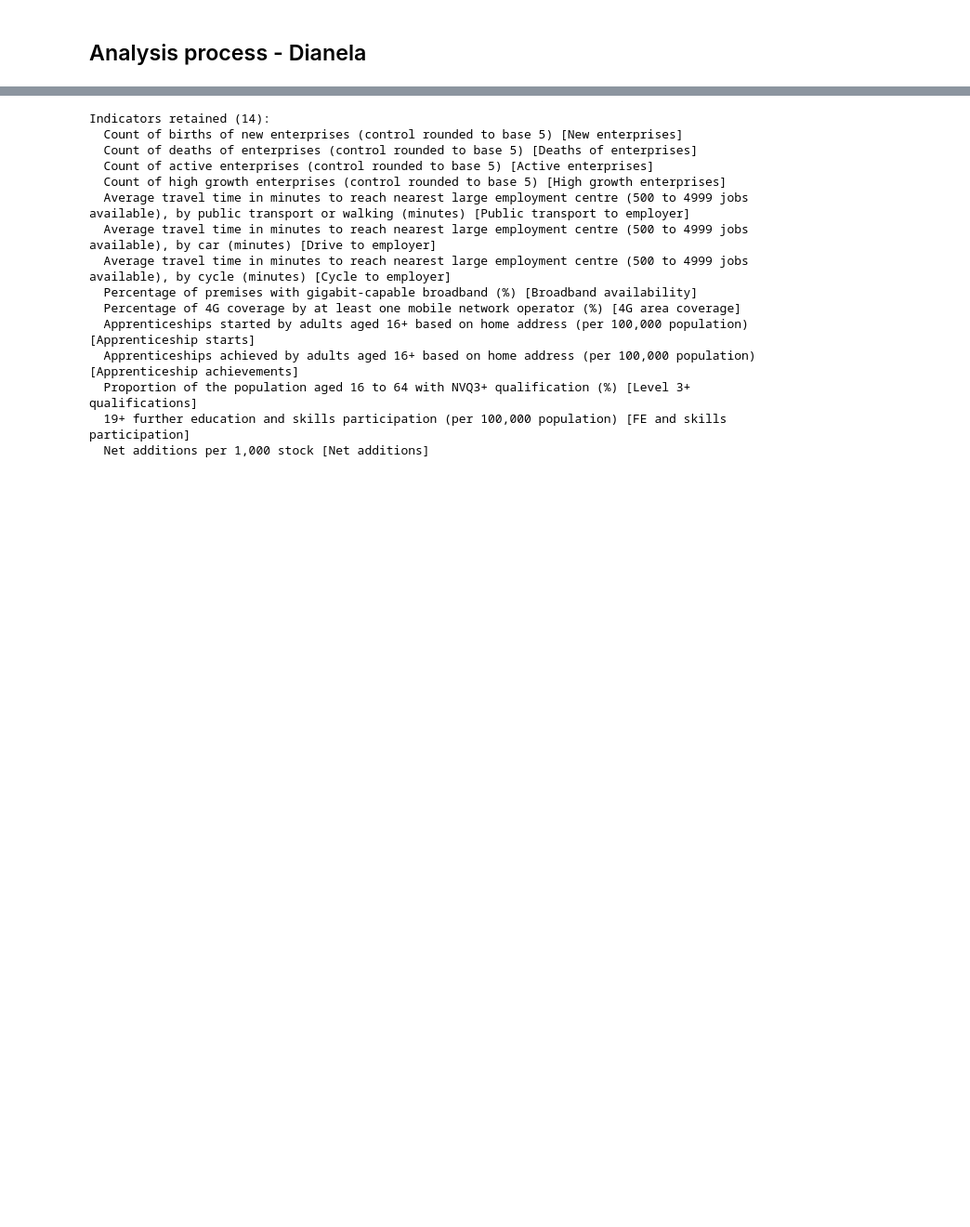
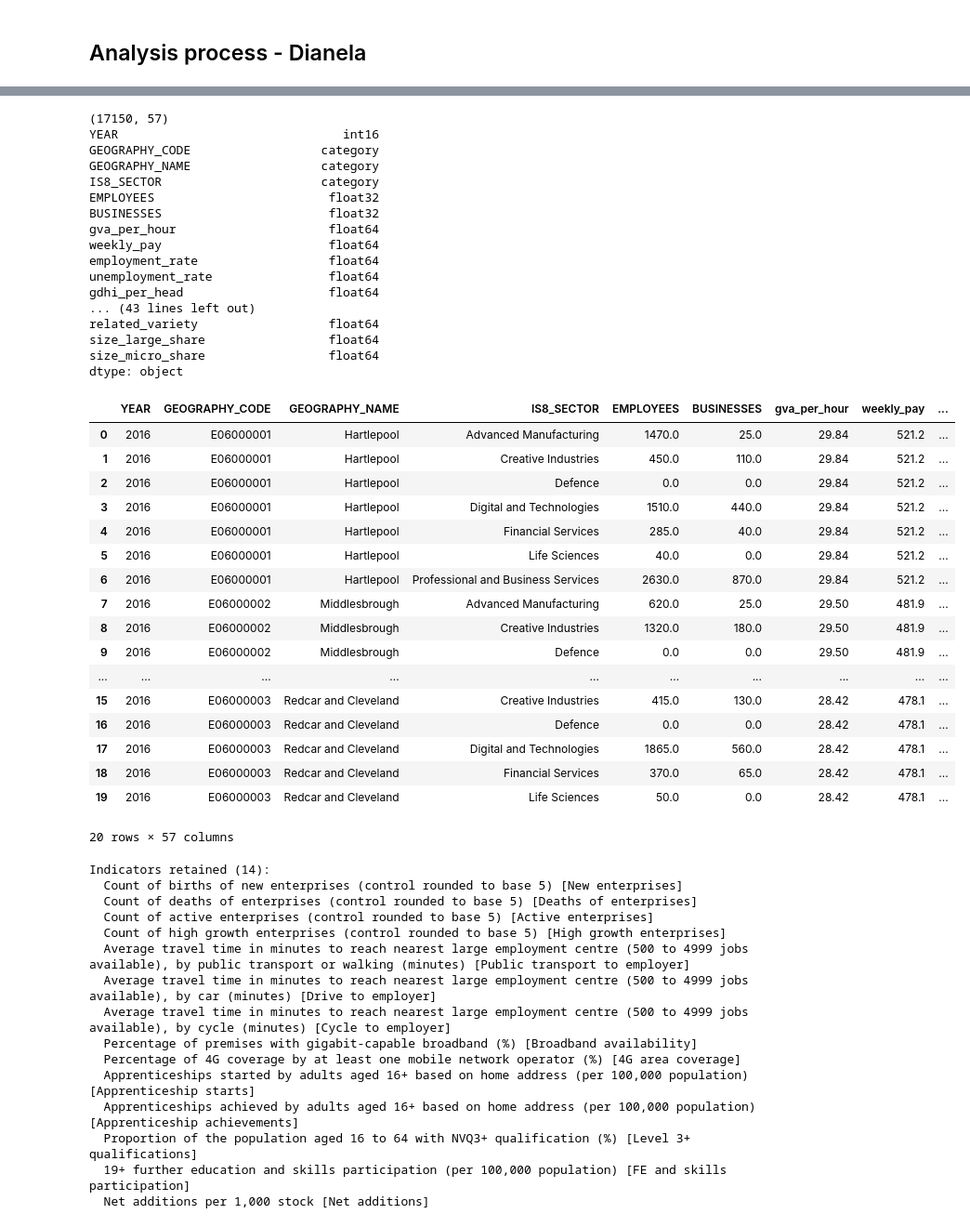
Before and after one commit to Phirtia/Economic_Observatory, a Jupyter notebook: notebooks/Diane/Analysis_version1_Diane.ipynb, the cells around one changed output, grey strips where cells are left out. Shown at 93% size. Cells and saved outputs as stored; diff of their text form; code cells hidden in the pictures; blank space fills up the shorter version.

Commit message:
Updated Analysis

```diff
--- a/notebooks/Diane/Analysis_version1_Diane.ipynb
+++ b/notebooks/Diane/Analysis_version1_Diane.ipynb
@@ -3,3 +17,51 @@
+# %%
+import pandas as pd
+from pathlib import Path
+
+root = next(p for p in Path.cwd().parents if (p / "config.yml").exists())
+
+panel = pd.read_parquet(
+    root / "data/processed_data/analysis_panel.parquet", engine='fastparquet'
+)
+print(panel.shape)
+print(panel.dtypes)
+panel.head(20)
+# %% [output]
+(17150, 57)
+YEAR                               int16
+GEOGRAPHY_CODE                  category
+GEOGRAPHY_NAME                  category
+IS8_SECTOR                      category
+EMPLOYEES                        float32
+BUSINESSES                       float32
+gva_per_hour                     float64
+weekly_pay                       float64
+employment_rate                  float64
+unemployment_rate                float64
+gdhi_per_head                    float64
+... (43 lines left out)
+related_variety                  float64
+size_large_share                 float64
+size_micro_share                 float64
+dtype: object
+|  | YEAR | GEOGRAPHY_CODE | GEOGRAPHY_NAME | IS8_SECTOR | EMPLOYEES | BUSINESSES | gva_per_hour | weekly_pay | ... |
+| 0 | 2016 | E06000001 | Hartlepool | Advanced Manufacturing | 1470.0 | 25.0 | 29.84 | 521.2 | ... |
+| 1 | 2016 | E06000001 | Hartlepool | Creative Industries | 450.0 | 110.0 | 29.84 | 521.2 | ... |
+| 2 | 2016 | E06000001 | Hartlepool | Defence | 0.0 | 0.0 | 29.84 | 521.2 | ... |
+| 3 | 2016 | E06000001 | Hartlepool | Digital and Technologies | 1510.0 | 440.0 | 29.84 | 521.2 | ... |
+| 4 | 2016 | E06000001 | Hartlepool | Financial Services | 285.0 | 40.0 | 29.84 | 521.2 | ... |
+| 5 | 2016 | E06000001 | Hartlepool | Life Sciences | 40.0 | 0.0 | 29.84 | 521.2 | ... |
+| 6 | 2016 | E06000001 | Hartlepool | Professional and Business Services | 2630.0 | 870.0 | 29.84 | 521.2 | ... |
+| 7 | 2016 | E06000002 | Middlesbrough | Advanced Manufacturing | 620.0 | 25.0 | 29.50 | 481.9 | ... |
+| 8 | 2016 | E06000002 | Middlesbrough | Creative Industries | 1320.0 | 180.0 | 29.50 | 481.9 | ... |
+| 9 | 2016 | E06000002 | Middlesbrough | Defence | 0.0 | 0.0 | 29.50 | 481.9 | ... |
+| ... | ... | ... | ... | ... | ... | ... | ... | ... | ... |
+| 15 | 2016 | E06000003 | Redcar and Cleveland | Creative Industries | 415.0 | 130.0 | 28.42 | 478.1 | ... |
+| 16 | 2016 | E06000003 | Redcar and Cleveland | Defence | 0.0 | 0.0 | 28.42 | 478.1 | ... |
+| 17 | 2016 | E06000003 | Redcar and Cleveland | Digital and Technologies | 1865.0 | 560.0 | 28.42 | 478.1 | ... |
+| 18 | 2016 | E06000003 | Redcar and Cleveland | Financial Services | 370.0 | 65.0 | 28.42 | 478.1 | ... |
+| 19 | 2016 | E06000003 | Redcar and Cleveland | Life Sciences | 50.0 | 0.0 | 28.42 | 478.1 | ... |
+20 rows × 57 columns
 # %%
 # ─────────────────────────────────────────────
 # 2. DROP METADATA COLUMNS
```
Also changed, not shown: parts of 2 cells of this notebook.
